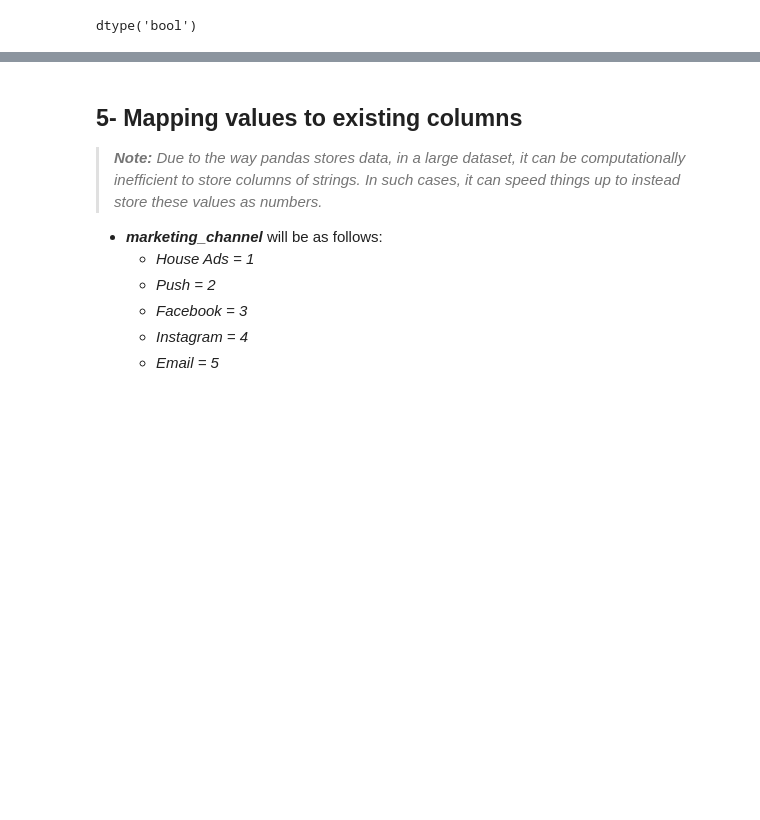
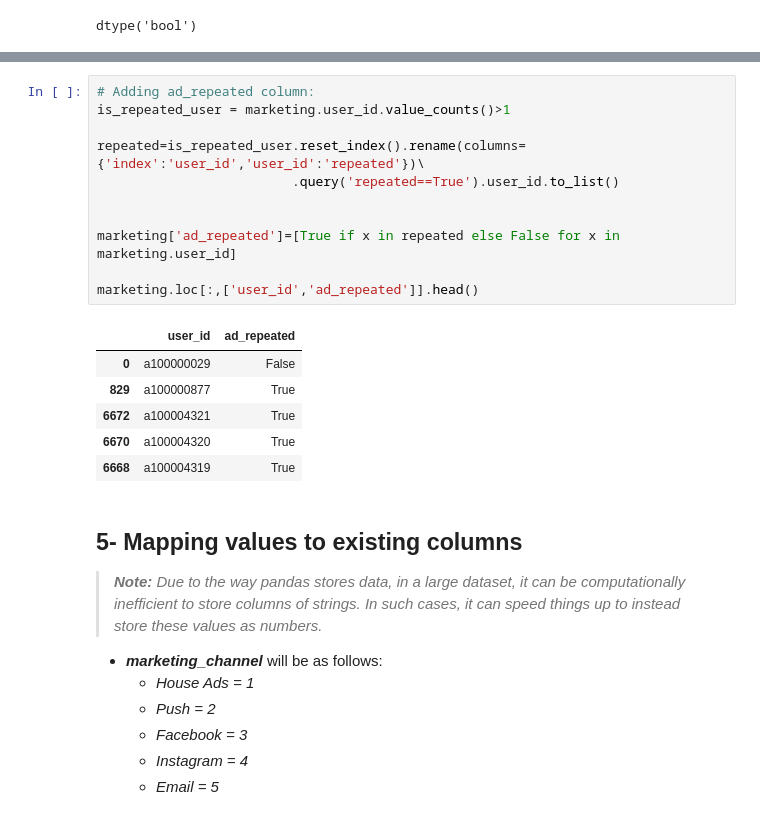
Before and after one commit to hend-a-ghafour/Analyzing_Marketing_Campaigns, a Jupyter notebook: Analyzing_Marketing_Campaigns.ipynb, the cells around one changed output, grey strips where cells are left out. Cells and saved outputs as stored; diff of their text form; blank space fills up the shorter version.

```diff
--- a/Analyzing_Marketing_Campaigns.ipynb
+++ b/Analyzing_Marketing_Campaigns.ipynb
@@ -336,3 +337,21 @@ marketing.loc[:,['date_served','dow']].sample(5)
+# %%
+# Adding ad_repeated column:
+is_repeated_user = marketing.user_id.value_counts()>1
+
+repeated=is_repeated_user.reset_index().rename(columns={'index':'user_id','user_id':'repeated'})\
+                         .query('repeated==True').user_id.to_list()
+
+
+marketing['ad_repeated']=[True if x in repeated else False for x in marketing.user_id]
+
+marketing.loc[:,['user_id','ad_repeated']].head()
+# %% [output]
+|  | user_id | ad_repeated |
+| 0 | a100000029 | False |
+| 829 | a100000877 | True |
+| 6672 | a100004321 | True |
+| 6670 | a100004320 | True |
+| 6668 | a100004319 | True |
 # %% [markdown]
 ## 5- Mapping values to existing columns
 > ***Note:*** _Due to the way pandas stores data, in a large dataset, it can be computationally inefficient to store columns of strings. In such cases, it can speed things up to instead store these values as numbers._
```
Also changed, not shown: parts of 13 cells of this notebook.
